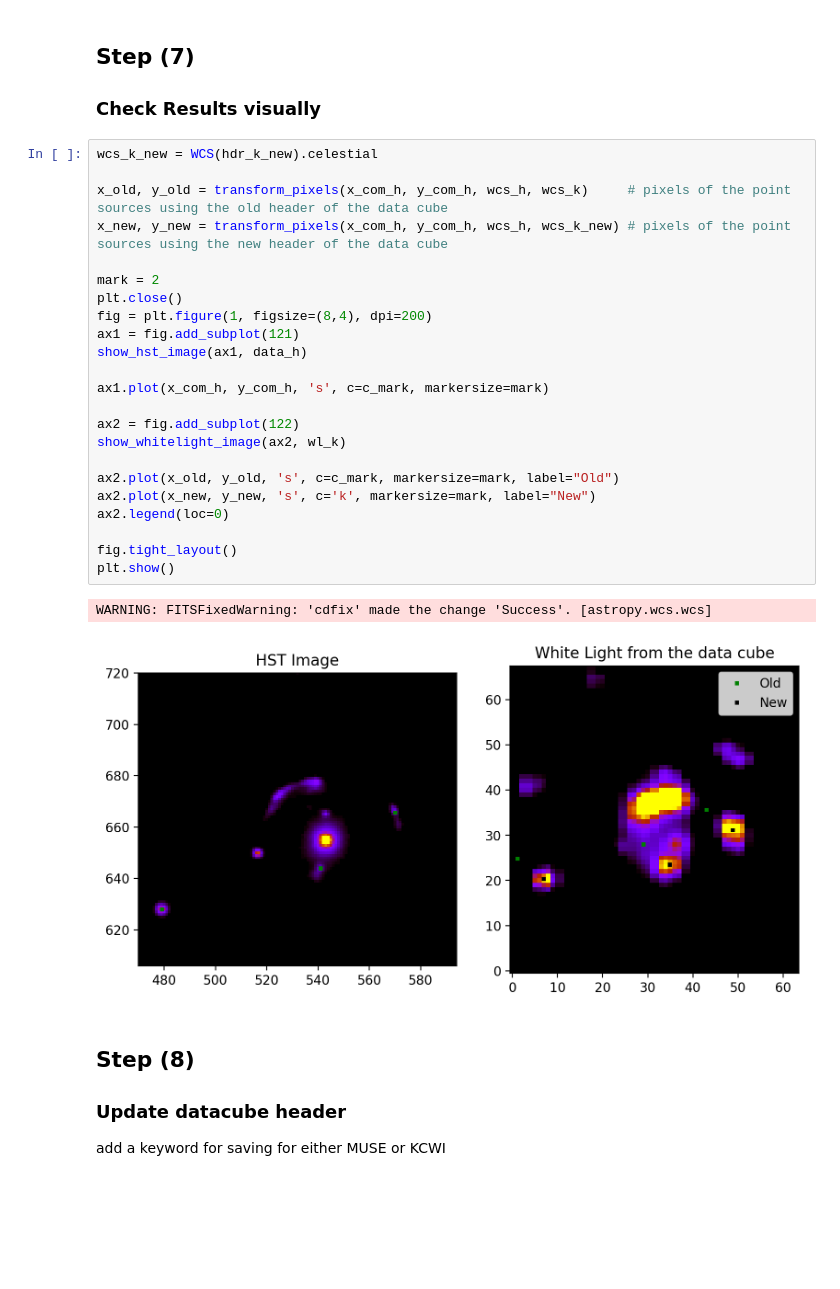
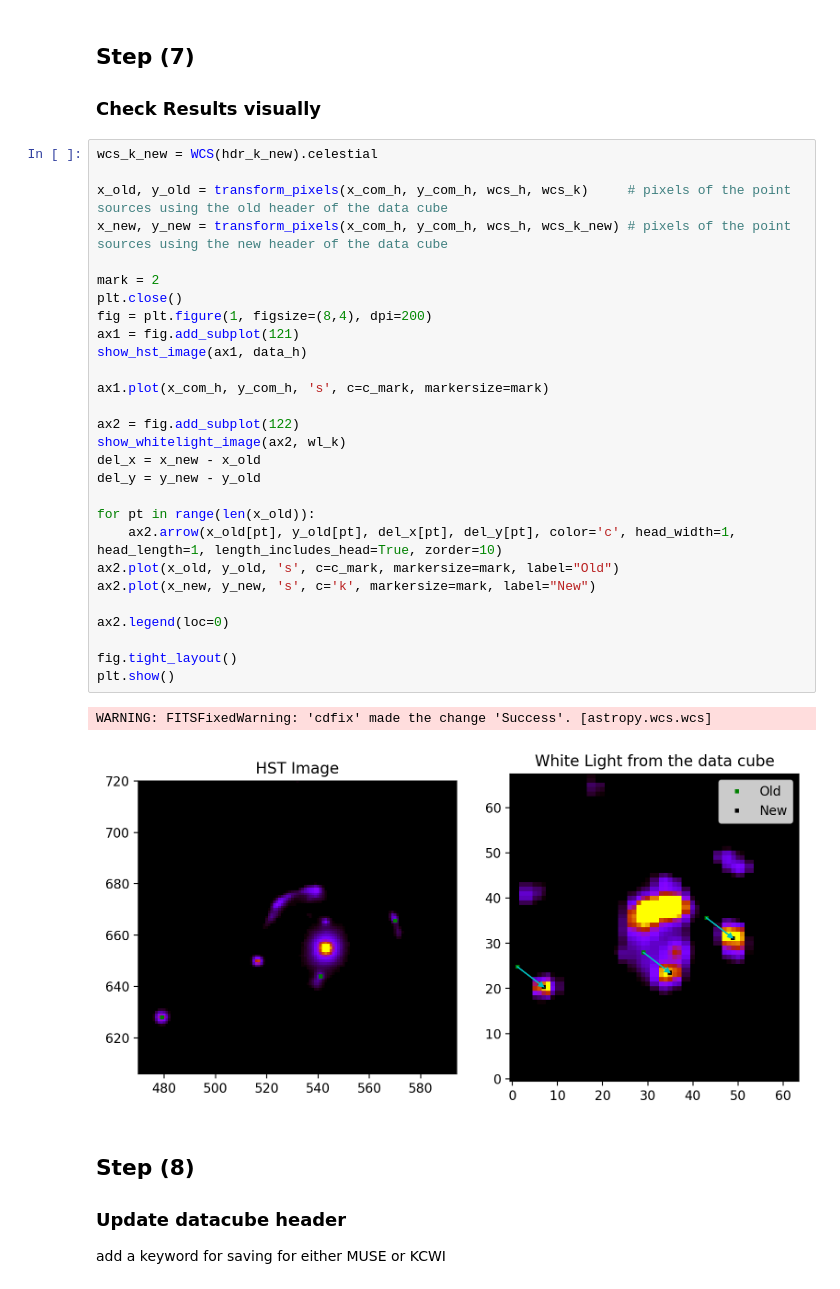
Before and after one commit to jerichoBob/CGM-learning, a Jupyter notebook: code/notebooks/Ahmeds_Astrometry_Correction_J1429+1202.ipynb, the cells around one changed output. Drawn from its saved outputs; the diff is of its cells as text; blank space fills up the shorter version.

Commit message:
added arrows to whitelight images to show coordinate movement

```diff
--- a/code/notebooks/Ahmeds_Astrometry_Correction_J1429+1202.ipynb
+++ b/code/notebooks/Ahmeds_Astrometry_Correction_J1429+1202.ipynb
@@ -406,29 +406,34 @@ CD2_2   =            8.096E-05
 # %%
 wcs_k_new = WCS(hdr_k_new).celestial
 
 x_old, y_old = transform_pixels(x_com_h, y_com_h, wcs_h, wcs_k)     # pixels of the point sources using the old header of the data cube
 x_new, y_new = transform_pixels(x_com_h, y_com_h, wcs_h, wcs_k_new) # pixels of the point sources using the new header of the data cube
 
 mark = 2
 plt.close()
 fig = plt.figure(1, figsize=(8,4), dpi=200)
 ax1 = fig.add_subplot(121)
 show_hst_image(ax1, data_h)
 
 ax1.plot(x_com_h, y_com_h, 's', c=c_mark, markersize=mark)
 
 ax2 = fig.add_subplot(122)
 show_whitelight_image(ax2, wl_k)
+del_x = x_new - x_old
+del_y = y_new - y_old
 
+for pt in range(len(x_old)):
+    ax2.arrow(x_old[pt], y_old[pt], del_x[pt], del_y[pt], color='c', head_width=1, head_length=1, length_includes_head=True, zorder=10)
 ax2.plot(x_old, y_old, 's', c=c_mark, markersize=mark, label="Old")
 ax2.plot(x_new, y_new, 's', c='k', markersize=mark, label="New")
+
 ax2.legend(loc=0)
 
 fig.tight_layout()
 plt.show()
 # %% [output]
 WARNING: FITSFixedWarning: 'cdfix' made the change 'Success'. [astropy.wcs.wcs]
-[figure, old version]
+[figure, new version]
 # %% [markdown]
 ## Step (8)
 ### Update datacube header
```
Also changed, not shown: parts of 2 cells of this notebook.
